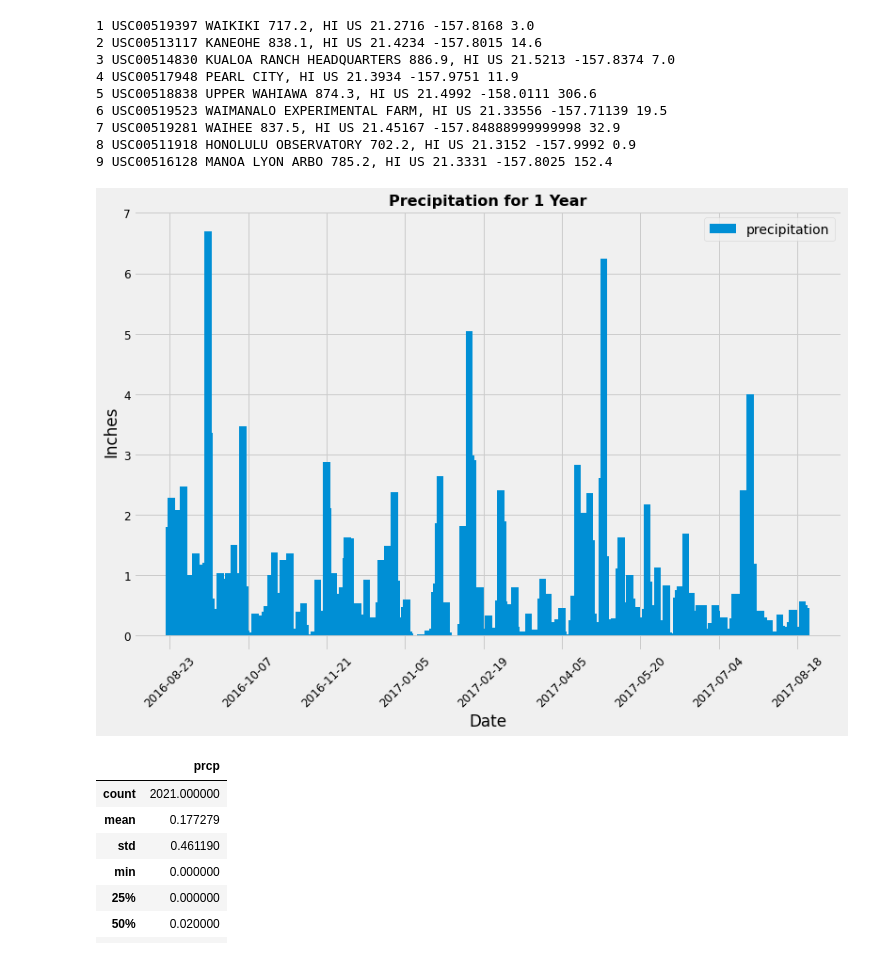
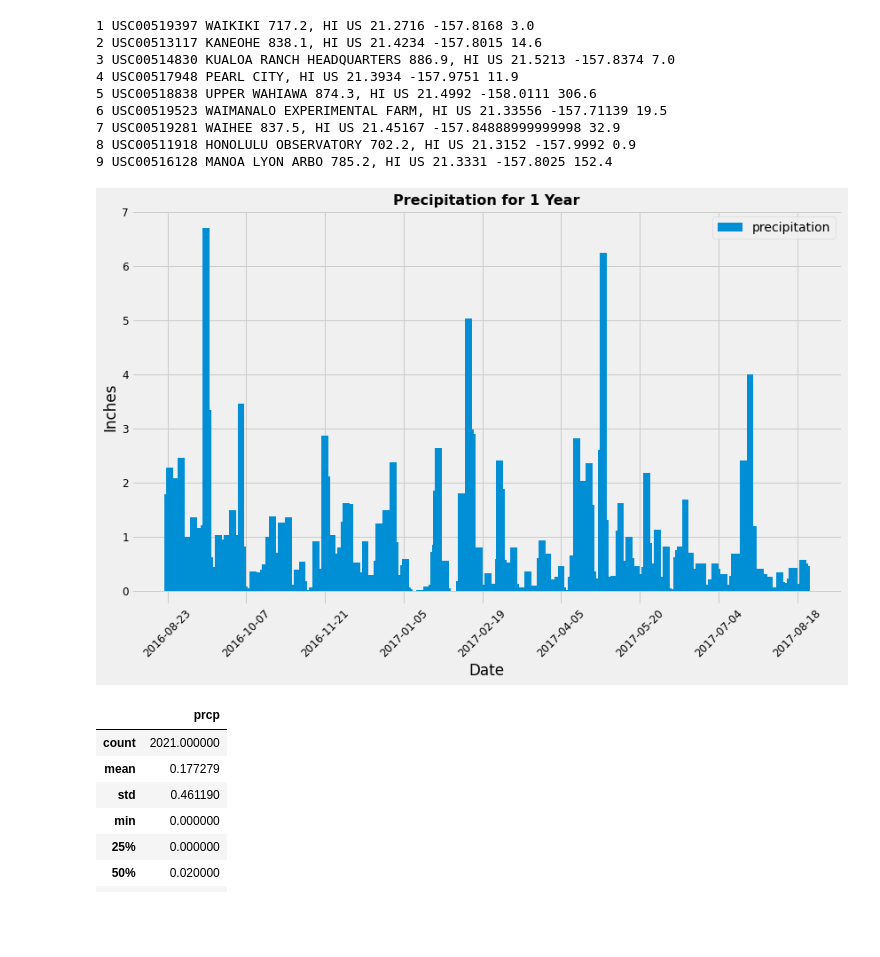
Before and after one commit to KaiCee2010/sqlalchemy-challenge, a Jupyter notebook: climate.ipynb, the cells around one changed output. Cells and saved outputs as stored; diff of their text form; code cells hidden in the pictures; blank space fills up the shorter version.

```diff
--- a/climate.ipynb
+++ b/climate.ipynb
@@ -105,34 +105,35 @@ prcp = pd.read_sql_query(results, session.bind)
 prcp.sort_values('date', inplace=True)
 
 #Reset the index
 prcp.set_index('date', inplace=True)
 
 # Use Pandas Plotting with Matplotlib to plot the data
 width = 4
 fig = plt.figure(figsize = (12, 8))
 ax = fig.add_subplot()
 
 ax.bar(prcp.index, prcp['prcp'], width, label='precipitation')
 ax.xaxis.set_major_locator(MultipleLocator(45))
 
 ax.tick_params(axis = 'x', labelrotation = 45, labelsize = 12)
 ax.tick_params(axis = 'y', labelsize = 12)
 
 ax.set_ylim(-.25, max(prcp['prcp'])*1.05)
 
 
 # Set a title for the chart
 ax.set_title("Precipitation for 1 Year", weight='bold', size=16)
 ax.set_xlabel("Date")
 ax.set_ylabel("Inches")
 ax.legend()
+plt.tight_layout()
 
 outfile = os.path.join('Output', 'precipitation_1yr.png')
 plt.savefig(outfile)
 
 plt.show()
 # %% [output]
-[figure, old version]
+[figure, new version]
 # %%
 # Use Pandas to calcualte the summary statistics for the precipitation data
 prcp_describe = prcp.describe()
```
Also changed, not shown: 2 other files.
